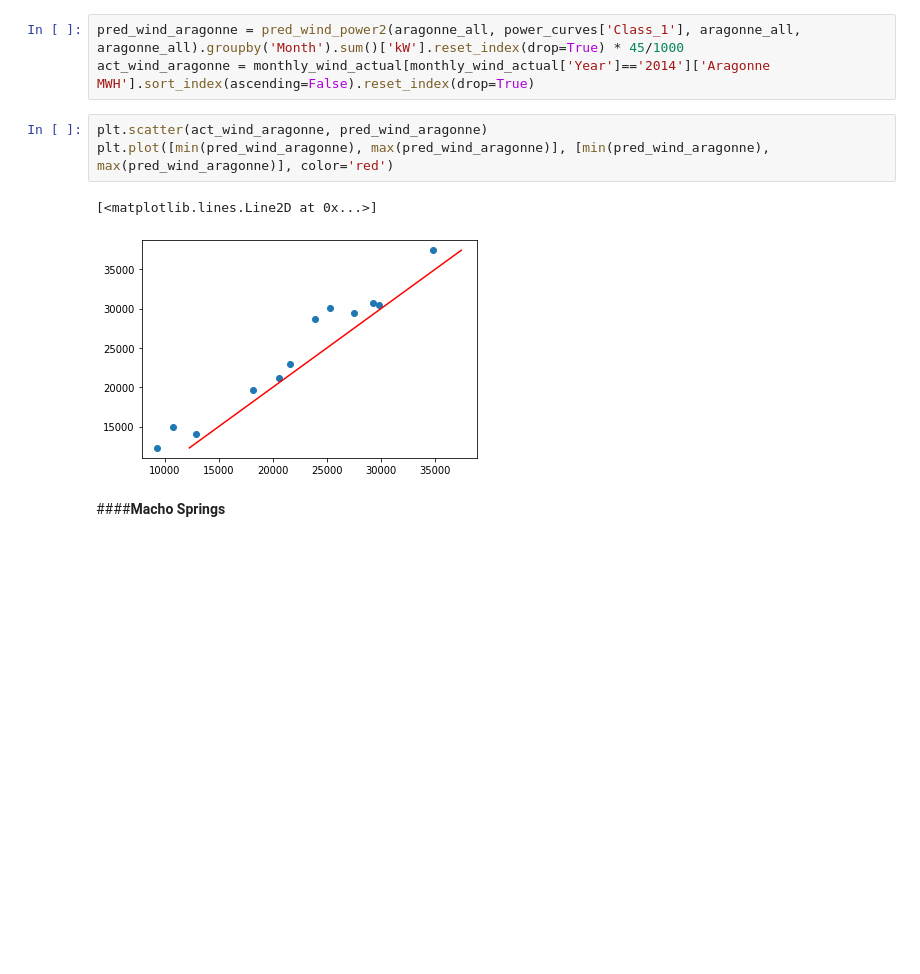
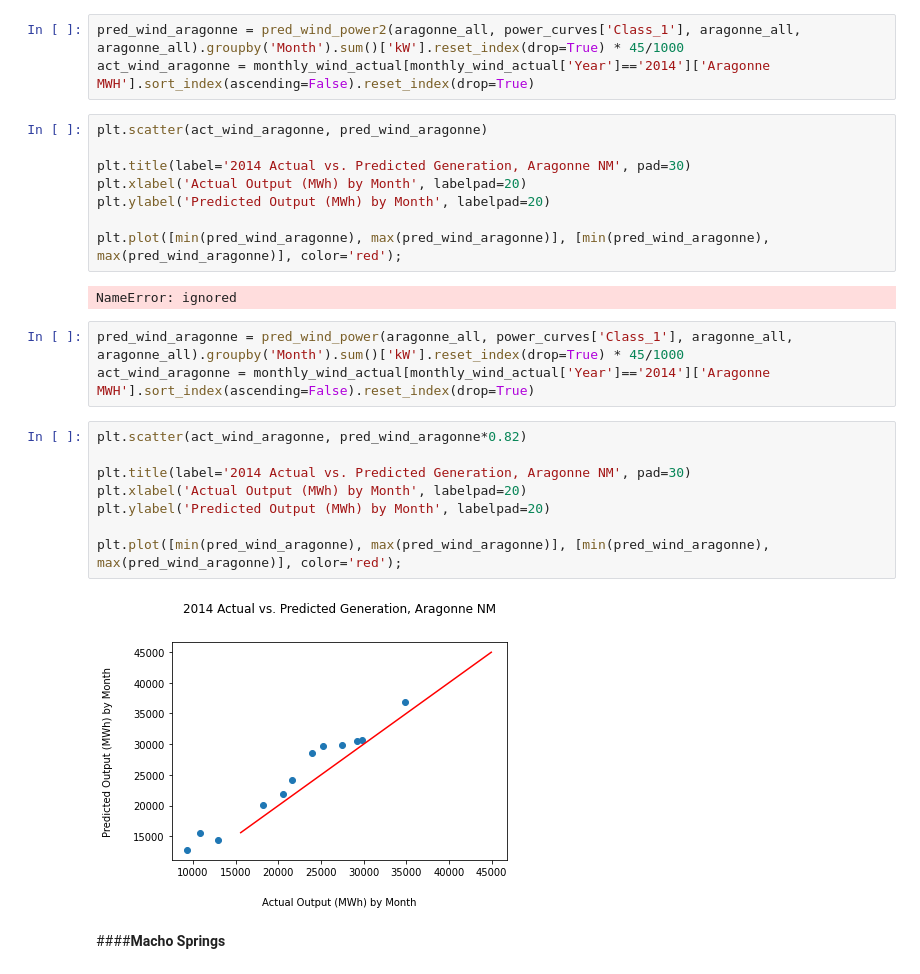
Before and after one commit to kengustafson/DD-DataScience, a Jupyter notebook: Copy_of_Capstone_Project_Cohort_4.ipynb, the cells around one changed output. Cells and saved outputs as stored; diff of their text form; blank space fills up the shorter version.

```diff
--- a/Copy_of_Capstone_Project_Cohort_4.ipynb
+++ b/Copy_of_Capstone_Project_Cohort_4.ipynb
@@ -360,10 +378,27 @@ pred_wind_aragonne = pred_wind_power2(aragonne_all, power_curves['Class_1'], ara
 act_wind_aragonne = monthly_wind_actual[monthly_wind_actual['Year']=='2014']['Aragonne MWH'].sort_index(ascending=False).reset_index(drop=True)
 # %%
 plt.scatter(act_wind_aragonne, pred_wind_aragonne)
-plt.plot([min(pred_wind_aragonne), max(pred_wind_aragonne)], [min(pred_wind_aragonne), max(pred_wind_aragonne)], color='red')
+
+plt.title(label='2014 Actual vs. Predicted Generation, Aragonne NM', pad=30)
+plt.xlabel('Actual Output (MWh) by Month', labelpad=20)
+plt.ylabel('Predicted Output (MWh) by Month', labelpad=20)
+
+plt.plot([min(pred_wind_aragonne), max(pred_wind_aragonne)], [min(pred_wind_aragonne), max(pred_wind_aragonne)], color='red');
 # %% [output]
-[<matplotlib.lines.Line2D at 0x...>]
+NameError: ignored
-[figure, removed]
+# %%
+pred_wind_aragonne = pred_wind_power(aragonne_all, power_curves['Class_1'], aragonne_all, aragonne_all).groupby('Month').sum()['kW'].reset_index(drop=True) * 45/1000
+act_wind_aragonne = monthly_wind_actual[monthly_wind_actual['Year']=='2014']['Aragonne MWH'].sort_index(ascending=False).reset_index(drop=True)
+# %%
+plt.scatter(act_wind_aragonne, pred_wind_aragonne*0.82)
+
+plt.title(label='2014 Actual vs. Predicted Generation, Aragonne NM', pad=30)
+plt.xlabel('Actual Output (MWh) by Month', labelpad=20)
+plt.ylabel('Predicted Output (MWh) by Month', labelpad=20)
+
+plt.plot([min(pred_wind_aragonne), max(pred_wind_aragonne)], [min(pred_wind_aragonne), max(pred_wind_aragonne)], color='red');
+# %% [output]
+[figure, added]
 # %% [markdown]
 ####**Macho Springs**
 # %%
```
Also changed, not shown: parts of 5 cells of this notebook.
